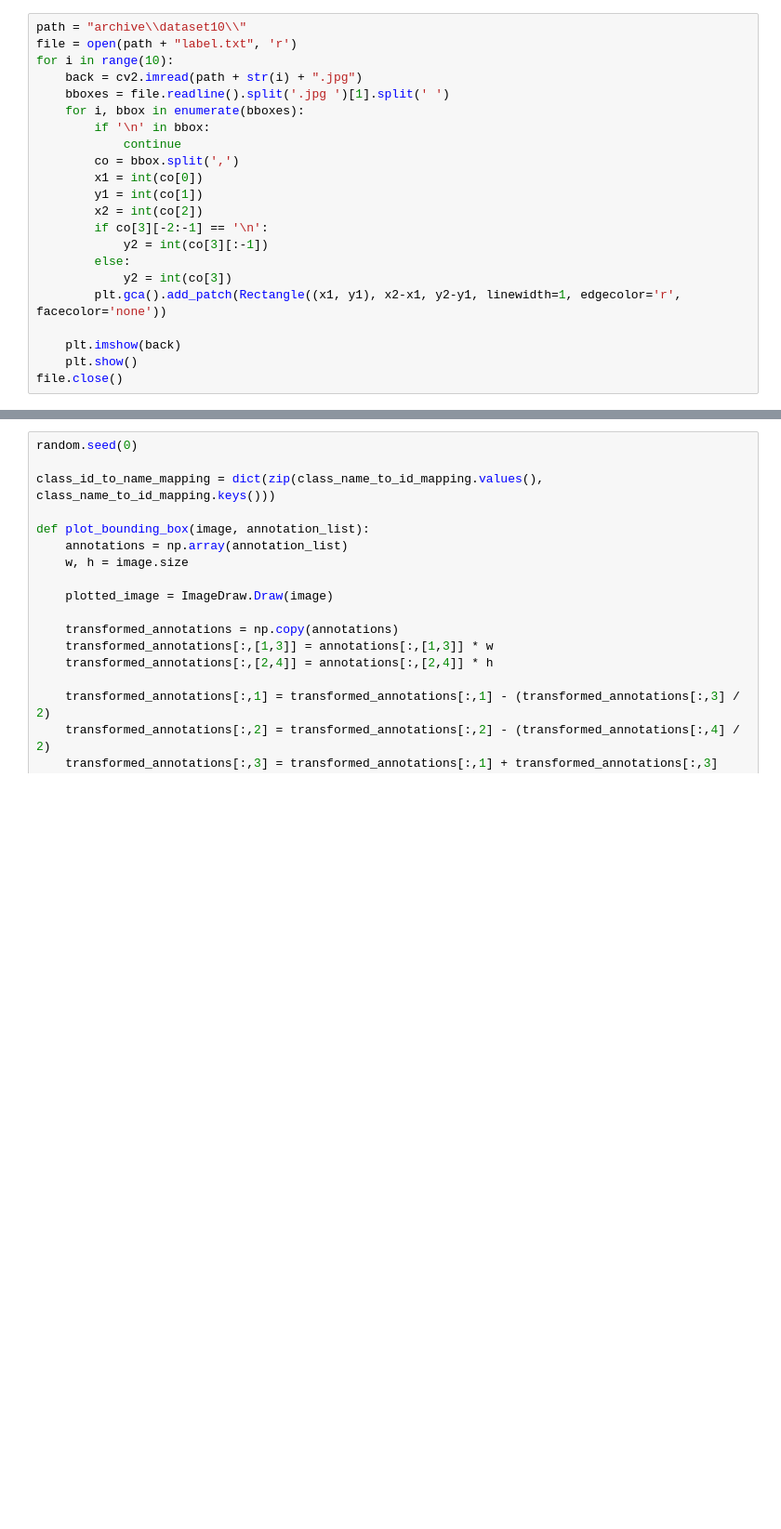
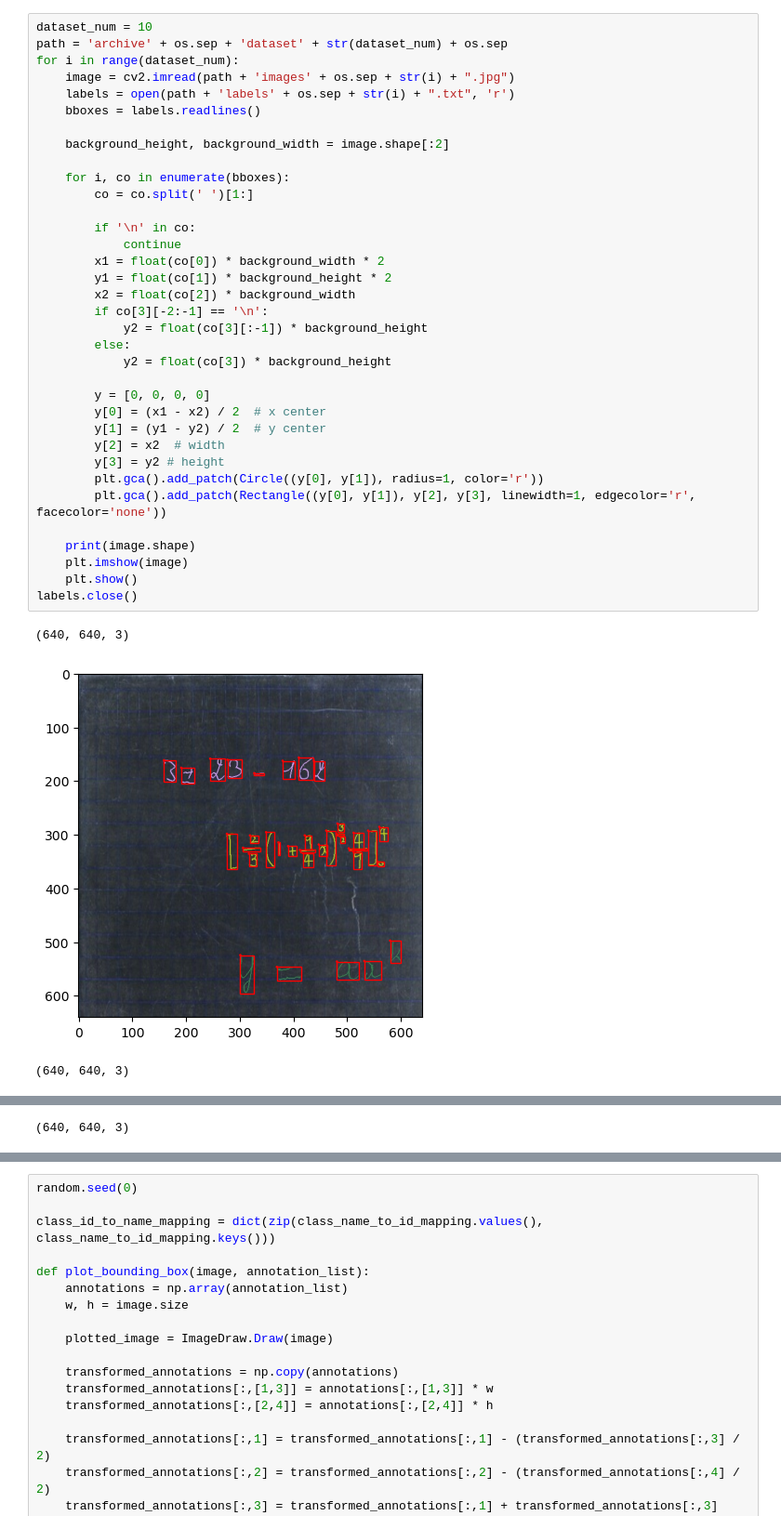
Before and after one commit to TNodeCode/cv-symbol-extraction, a Jupyter notebook: dataset-generation/Bounding_box_output.ipynb, the cells around one changed output, grey strips where cells are left out. Shown at 93% size. Drawn from its saved outputs; the diff is of its cells as text; blank space fills up the shorter version.

Commit message:
ass test methode, and back=640x640

```diff
--- a/dataset-generation/Bounding_box_output.ipynb
+++ b/dataset-generation/Bounding_box_output.ipynb
@@ -1,22 +18,39 @@
 # %%
-path = "archive\\dataset10\\"
-file = open(path + "label.txt", 'r')
-for i in range(10):
-    back = cv2.imread(path + str(i) + ".jpg")
-    bboxes = file.readline().split('.jpg ')[1].split(' ')
-    for i, bbox in enumerate(bboxes):
-        if '\n' in bbox:
+dataset_num = 10
+path = 'archive' + os.sep + 'dataset' + str(dataset_num) + os.sep
+for i in range(dataset_num):
+    image = cv2.imread(path + 'images' + os.sep + str(i) + ".jpg")
+    labels = open(path + 'labels' + os.sep + str(i) + ".txt", 'r')
+    bboxes = labels.readlines()
+
+    background_height, background_width = image.shape[:2]
+
+    for i, co in enumerate(bboxes):
+        co = co.split(' ')[1:]
+
+        if '\n' in co:
             continue
-        co = bbox.split(',')
-        x1 = int(co[0])
-        y1 = int(co[1])
-        x2 = int(co[2])
+        x1 = float(co[0]) * background_width * 2
+        y1 = float(co[1]) * background_height * 2
+        x2 = float(co[2]) * background_width
         if co[3][-2:-1] == '\n':
-            y2 = int(co[3][:-1])
+            y2 = float(co[3][:-1]) * background_height
         else:
-            y2 = int(co[3])
-        plt.gca().add_patch(Rectangle((x1, y1), x2-x1, y2-y1, linewidth=1, edgecolor='r', facecolor='none'))
+            y2 = float(co[3]) * background_height
 
-    plt.imshow(back)
+        y = [0, 0, 0, 0]
+        y[0] = (x1 - x2) / 2  # x center
+        y[1] = (y1 - y2) / 2  # y center
+        y[2] = x2  # width
+        y[3] = y2 # height
+        plt.gca().add_patch(Circle((y[0], y[1]), radius=1, color='r'))
+        plt.gca().add_patch(Rectangle((y[0], y[1]), y[2], y[3], linewidth=1, edgecolor='r', facecolor='none'))
+
+    print(image.shape)
+    plt.imshow(image)
     plt.show()
-file.close()
+labels.close()
+# %% [output]
+(640, 640, 3)
+[figure, added]
+(640, 640, 3)
@@ -22,0 +58 @@ file.close()
+(640, 640, 3)
```
Also changed, not shown: parts of 2 cells of this notebook, 2 other files.
